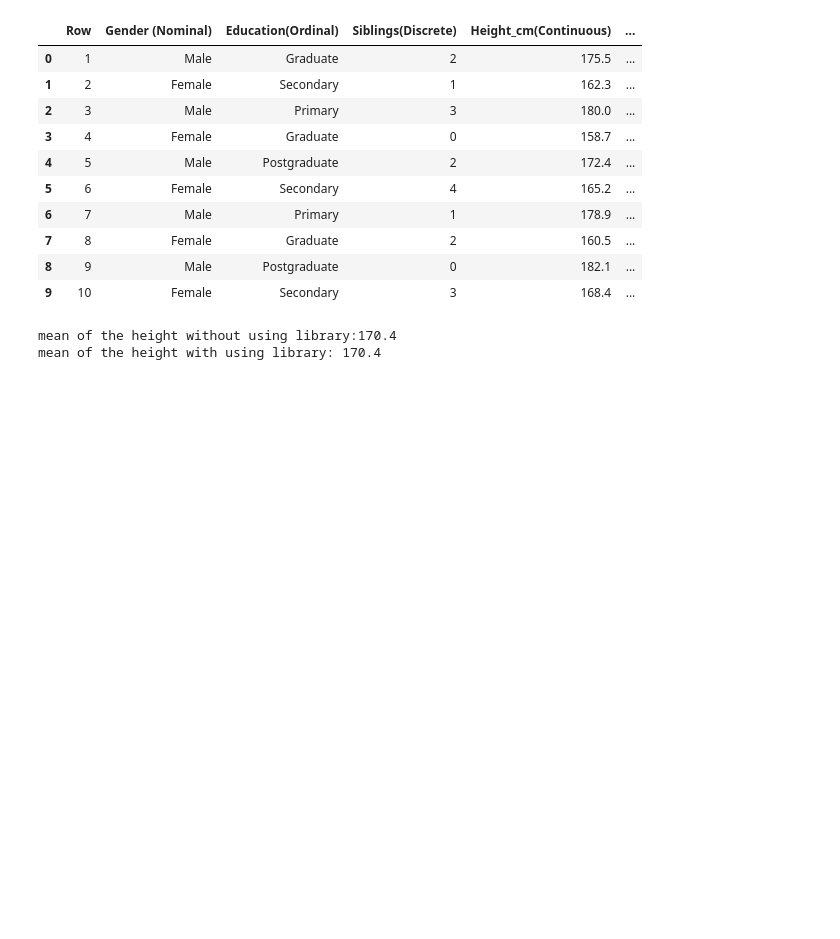
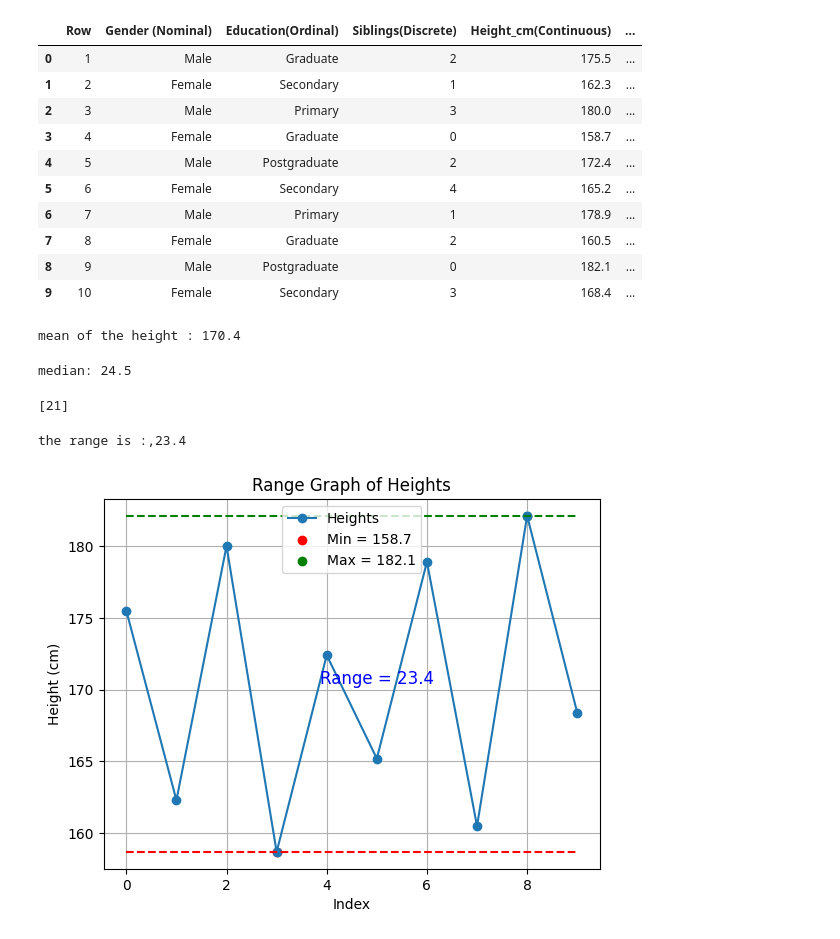
Before and after one commit to vishva0710/ML-From-Scratch, a Jupyter notebook: statistics_ml.ipynb, the cells around one changed output. Drawn from its saved outputs; the diff is of its cells as text; code cells hidden in the pictures; blank space fills up the shorter version.

```diff
--- a/statistics_ml.ipynb
+++ b/statistics_ml.ipynb
@@ -37,19 +37,63 @@ data
 #  mean
 # The mean (often called the average) is the sum of all values in a dataset divided by the number of values. It represents the “typical” or “central” value of the data.it can use only for numerical data
 #eg:
-number=[175.5,162.3,180.0,158.7,172.4,165.2,178.9,160.5,182.1,168.4]
-total=0
-count=0
-for n in number:
-  total+=n
-  count+=1
-print(f"mean of the height without using library:{total/count}")
 mean=np.mean(data['Height_cm(Continuous)'])
-print('mean of the height with using library:',mean)
+print('mean of the height :',mean)
 # %% [output]
-mean of the height without using library:170.4
-mean of the height with using library: 170.4
+mean of the height : 170.4
 # %%
 # median
 # The median is the middle value of a dataset when the values are arranged in order (ascending or descending)
 # If the dataset has an odd number of values, the median is the exact middle value.If the dataset has an even number of values, the median is the average of the two middle values.
+median=np.median(data['Temperature_C(Interval)'])
+print('median:',median)
+# %% [output]
+median: 24.5
+# %%
+# mode
+# The mode is the value that occurs most frequently in a dataset.
+# A dataset can have one mode (unimodal), two modes (bimodal), or even multiple modes.
+# If all values occur with equal frequency, the dataset technically has no mode.
+from scipy import stats # we don't have mod function in numpy
+mod=stats.mode(data['Age(Ratio)'],keepdims=True)
+print(mod[0])
+# %% [output]
+[21]
+# %%
+# Measures of Variability:
+# The measures of variability (also called measures of dispersion or spread) describe how spread out or scattered the data values are around the center (mean/median). They tell us whether the data points are tightly clustered or widely spread.
+# range=(max-min)
+max=np.max(data['Height_cm(Continuous)'])
+min=np.min(data['Height_cm(Continuous)'])
+range=max-min
+print(f'the range is :,{range:.1f}')
+# %% [output]
+the range is :,23.4
+# %%
+import matplotlib.pyplot as plt
+
+# Dataset
+heights = [175.5, 162.3, 180.0, 158.7, 172.4, 165.2, 178.9, 160.5, 182.1, 168.4]
+# Find min, max, and range
+min_val = np.min(heights)
+max_val = np.max(heights)
+range_val = max_val - min_val
+# Plot all values
+plt.plot(heights, marker='o', label="Heights")
+# Highlight min and max
+plt.scatter(heights.index(min_val), min_val, color='red', label=f"Min = {min_val}")
+plt.scatter(heights.index(max_val), max_val, color='green', label=f"Max = {max_val}")
+# Draw a line showing the range
+plt.hlines(y=min_val, xmin=0, xmax=len(heights)-1, colors='red', linestyles='dashed')
+plt.hlines(y=max_val, xmin=0, xmax=len(heights)-1, colors='green', linestyles='dashed')
+# Annotate the range
+plt.text(len(heights)/2, (min_val+max_val)/2, f"Range = {range_val:.1f}",
+         fontsize=12, color='blue', ha='center')
+plt.title("Range Graph of Heights")
+plt.xlabel("Index")
+plt.ylabel("Height (cm)")
+plt.legend()
+plt.grid(True)
+plt.show()
+# %% [output]
+[figure, added]
```
